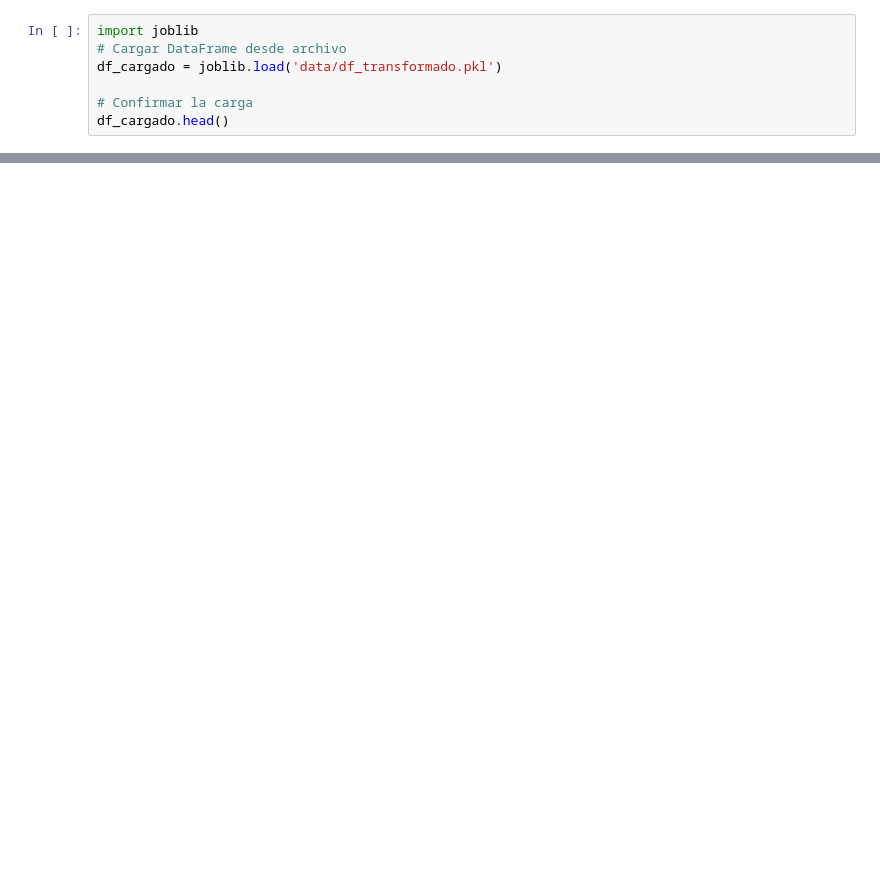
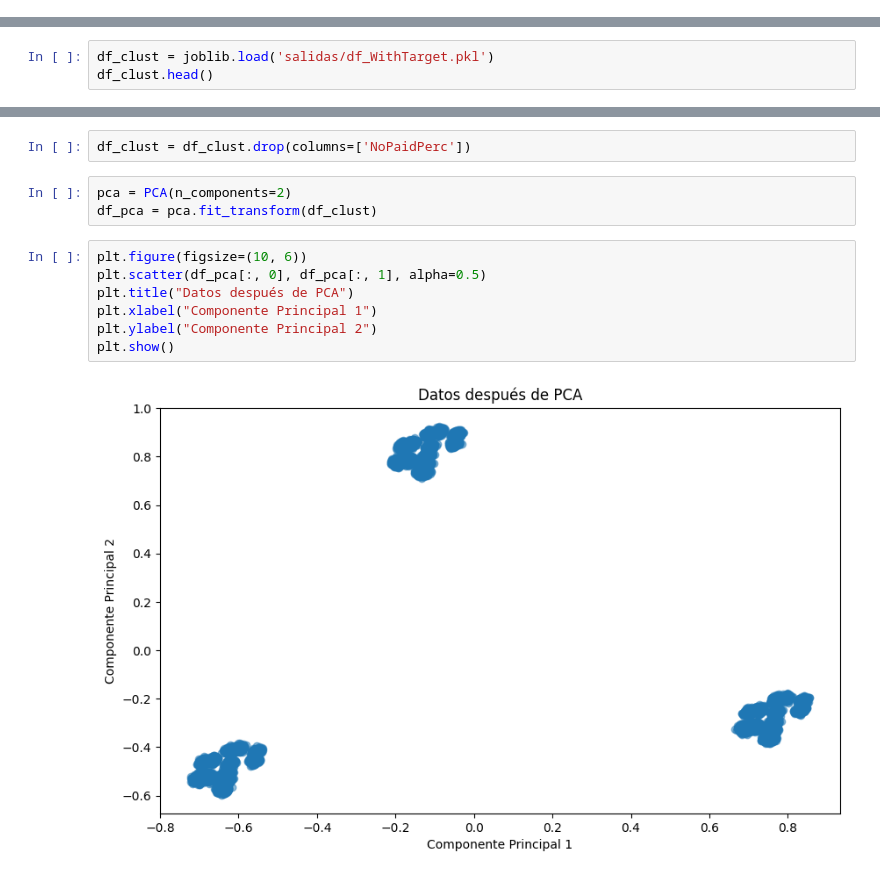
Before and after one commit to Leostark95/Proyecto_Finanzas, a Jupyter notebook: c_seleccion_variables.ipynb, the cells around one changed output, grey strips where cells are left out. Cells and saved outputs as stored; diff of their text form; blank space fills up the shorter version.

```diff
--- a/c_seleccion_variables.ipynb
+++ b/c_seleccion_variables.ipynb
@@ -1,7 +0,0 @@
-# %%
-import joblib
-# Cargar DataFrame desde archivo
-df_cargado = joblib.load('data/df_transformado.pkl')
-
-# Confirmar la carga
-df_cargado.head()
@@ -15,0 +12,3 @@ df_cargado.head()
+# %%
+df_clust = joblib.load('salidas/df_WithTarget.pkl')
+df_clust.head()
@@ -15,0 +23,14 @@ df_cargado.head()
+# %%
+df_clust = df_clust.drop(columns=['NoPaidPerc'])
+# %%
+pca = PCA(n_components=2)
+df_pca = pca.fit_transform(df_clust)
+# %%
+plt.figure(figsize=(10, 6))
+plt.scatter(df_pca[:, 0], df_pca[:, 1], alpha=0.5)
+plt.title("Datos después de PCA")
+plt.xlabel("Componente Principal 1")
+plt.ylabel("Componente Principal 2")
+plt.show()
+# %% [output]
+[figure, added]
```
Also changed, not shown: parts of 10 cells of this notebook, 6 other files.
